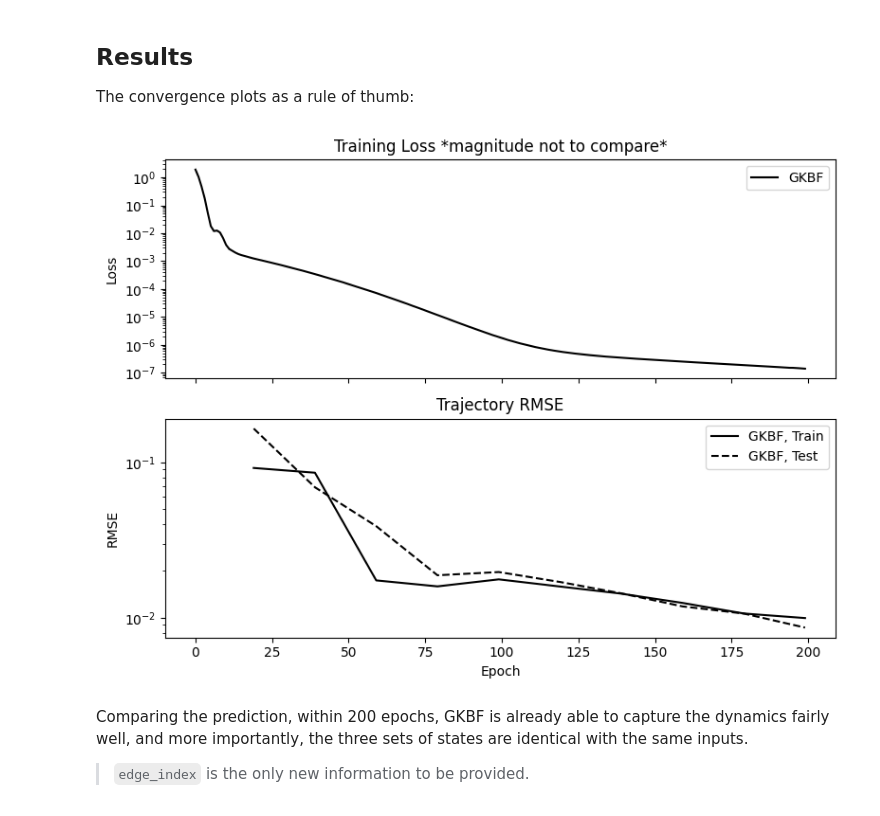
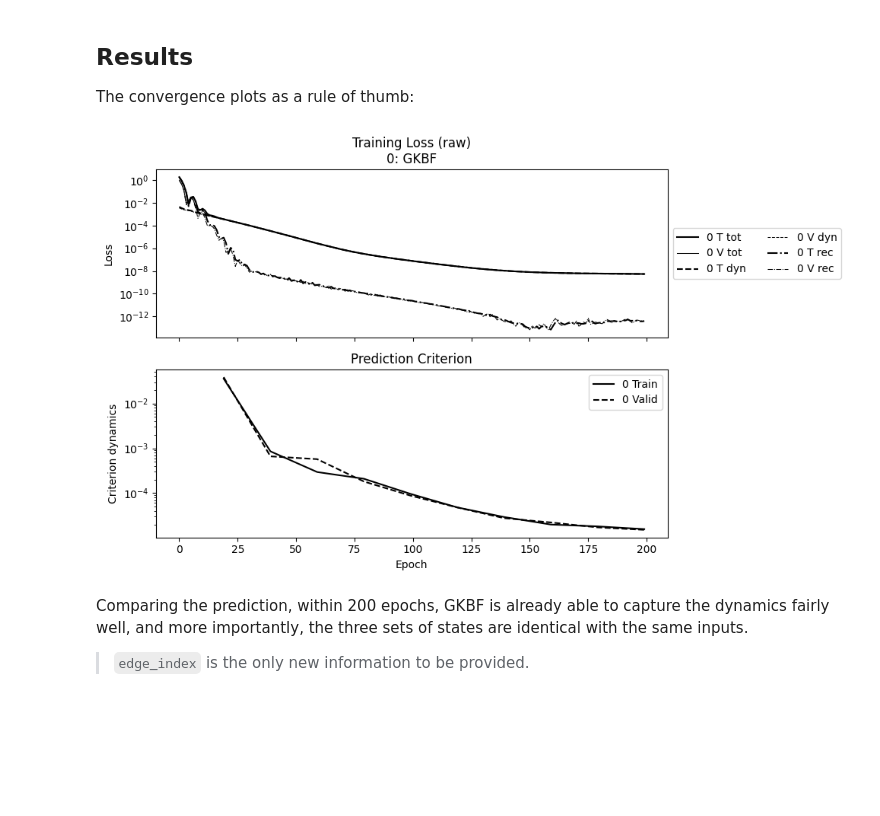
Before and after one commit to p-smith22/dymad-dev, a Jupyter notebook: examples/linear_graph/part1.ipynb, the cells around one changed output. Saved outputs shown, nothing was run; the diff lists cells and outputs as text; code cells hidden in the pictures; blank space fills up the shorter version.

```diff
--- a/examples/linear_graph/part1.ipynb
+++ b/examples/linear_graph/part1.ipynb
@@ -211,10 +211,10 @@ trainer.train()
 
 The convergence plots as a rule of thumb:
 # %%
-npz_file = ['results/ltg_kbf_wf_summary.npz']
+npz_file = ['ltg_kbf_wf']
 npzs = plot_summary(npz_file, labels = ['GKBF'], ifscl=False, ifclose=False)
 # %% [output]
-[figure, old version]
+[figure, new version]
 # %% [markdown]
 Comparing the prediction, within 200 epochs, GKBF is already able to capture the dynamics fairly well, and more importantly, the three sets of states are identical with the same inputs.
 
```
Also changed, not shown: parts of 6 cells of this notebook, 3 other files.
